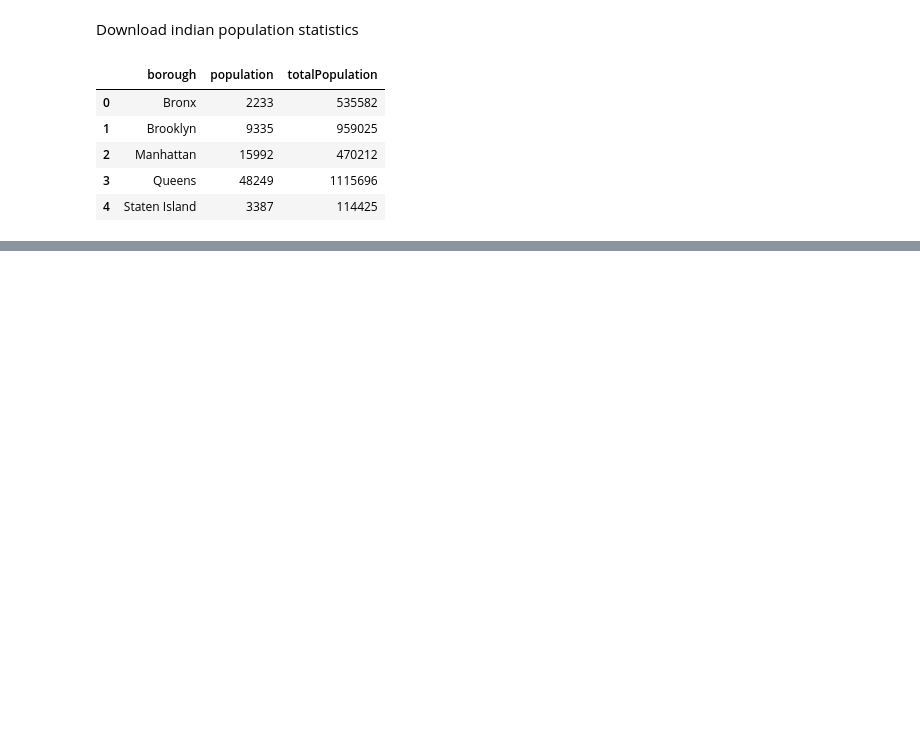
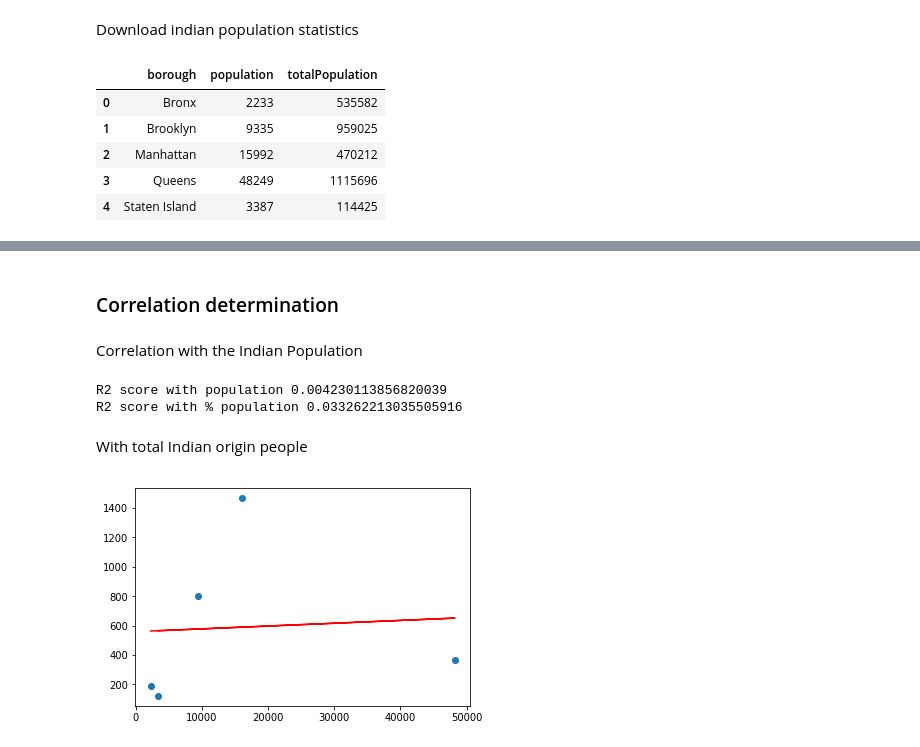
Before and after one commit to kranthibalusu/Coursera_Capstone, a Jupyter notebook: Indian&ChineseRestaurants .ipynb, the cells around one changed output, grey strips where cells are left out. Saved outputs shown, nothing was run; the diff lists cells and outputs as text; code cells hidden in the pictures; blank space fills up the shorter version.

```diff
--- a/Indian&ChineseRestaurants .ipynb
+++ b/Indian&ChineseRestaurants .ipynb
@@ -177,0 +379,36 @@ nearby_venues.head()
+# %% [markdown]
+### Correlation determination
+# %% [markdown]
+Correlation with the Indian Population
+# %%
+import matplotlib.pyplot as plt
+from sklearn.linear_model import LinearRegression
+from sklearn.metrics import r2_score
+
+X = dfInds['population'].values.reshape(-1, 1)  # values converts it into a numpy array
+Y = dfInds['noOfIndian'].values.reshape(-1, 1)  # -1 means that calculate the dimension of rows, but have 1 column
+linear_regressor = LinearRegression()  # create object for the class
+linear_regressor.fit(X, Y)  # perform linear regression
+Y_pred = linear_regressor.predict(X)  # make predictions
+# Print out the statistics
+print ('R2 score with population', r2_score(Y, Y_pred))
+
+
+X1 = dfInds['Indian%'].values.reshape(-1, 1)  # values converts it into a numpy array
+Y = dfInds['noOfIndian'].values.reshape(-1, 1)  # -1 means that calculate the dimension of rows, but have 1 column
+linear_regressor2 = LinearRegression()  # create object for the class
+linear_regressor2.fit(X1, Y)  # perform linear regression
+Y_pred2 = linear_regressor2.predict(X1)  # make predictions
+# Print out the statistics
+print ('R2 score with % population', r2_score(Y, Y_pred2))
+# %% [output]
+R2 score with population 0.004230113856820039
+R2 score with % population 0.033262213035505916
+# %% [markdown]
+With total Indian origin people
+# %%
+plt.scatter(X, Y)
+plt.plot(X, Y_pred, color='red')
+plt.show()
+# %% [output]
+[figure, added]
```
Also changed, not shown: parts of 39 cells of this notebook.
